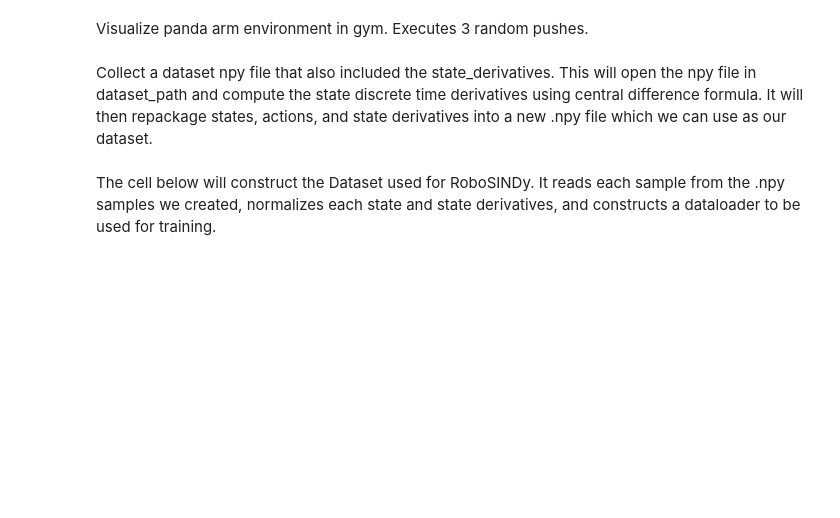
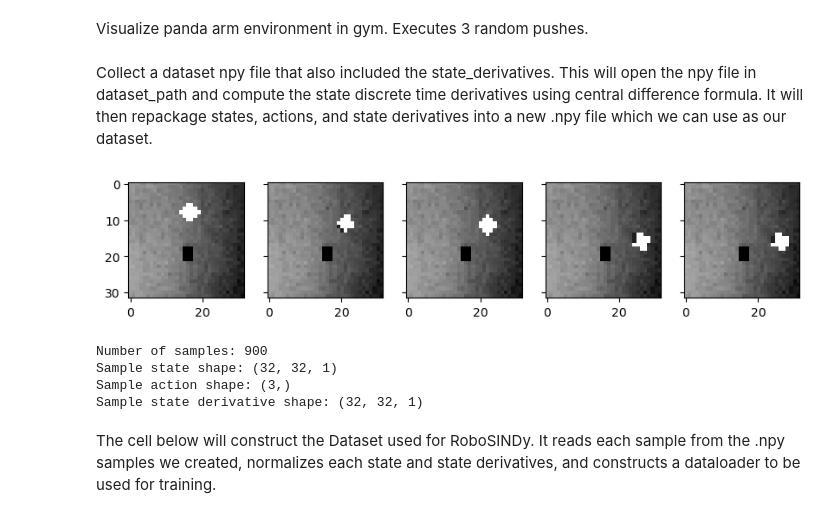
Before and after one commit to adi-balaji/RoboSINDy, a Jupyter notebook: RoboSINDy.ipynb, the cells around one changed output. Cells and saved outputs as stored; diff of their text form; code cells hidden in the pictures; blank space fills up the shorter version.

```diff
--- a/RoboSINDy.ipynb
+++ b/RoboSINDy.ipynb
@@ -59,36 +62,44 @@ plt.close(fig)
 # %% [markdown]
 Collect a dataset npy file that also included the state_derivatives. This will open the npy file in dataset_path and compute the state discrete time derivatives using central difference formula. It will then repackage states, actions, and state derivatives into a new .npy file which we can use as our dataset.
 # %%
-dataset_path = "datasets/pushing_image_data.npy"
+dataset_path = "datasets/collected_data_large_push.npy"
 dt = 1/240.0 # time step in pybullet
 
 
 data_npy = np.load(dataset_path, allow_pickle=True)
 
 samples = []
 for item in data_npy:
 
     states = item['states']
     actions = item['actions']
     state_derivatives = []
     for i in range(1, len(states)-1):
         state_derivative = (states[i+1] - states[i-1]) / dt
         state_derivatives.append(state_derivative)
     state_derivatives = np.array(state_derivatives)
 
     for i, state in enumerate(states[1:-1]):
         sample = {
             'state': state,
             'action': actions[i],
             'state_derivative': state_derivatives[i]
         }
         samples.append(sample)
 
+view_states([sample['state'] for sample in samples[:5]])
+
 # print info about samples
 print(f"Number of samples: {len(samples)}")
 print(f"Sample state shape: {samples[0]['state'].shape}")
 print(f"Sample action shape: {samples[0]['action'].shape}")
 print(f"Sample state derivative shape: {samples[0]['state_derivative'].shape}")
+# %% [output]
+[figure, added]
+Number of samples: 900
+Sample state shape: (32, 32, 1)
+Sample action shape: (3,)
+Sample state derivative shape: (32, 32, 1)
 # %%
 # Some training and datset parameters
 val_fraction = 0.2
```
Also changed, not shown: parts of 17 cells of this notebook, 10 other files.
